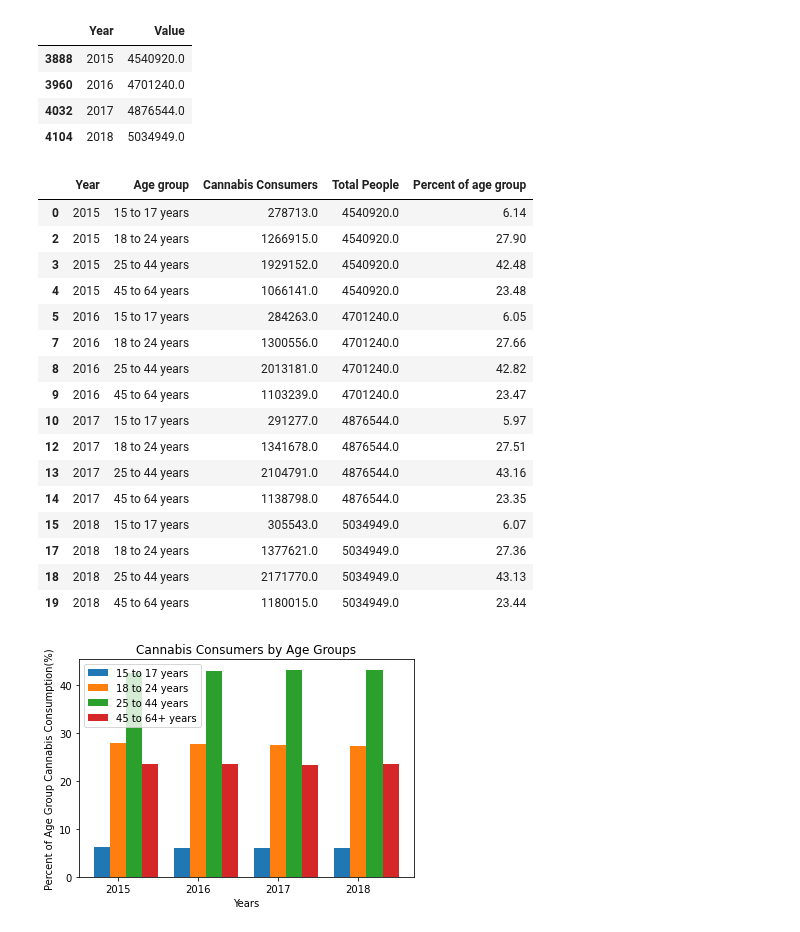
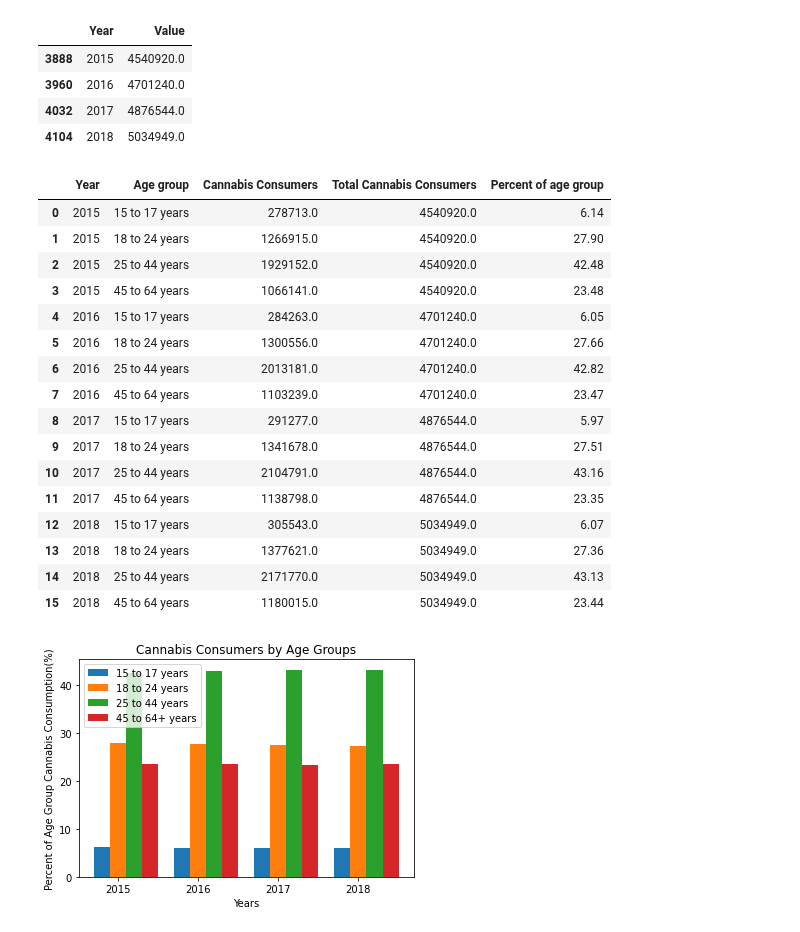
Before and after one commit to MattDavies1/Data-Bootcamp-Project, a Jupyter notebook: alc_cannabis_consumption.ipynb, the cells around one changed output. Drawn from its saved outputs; the diff is of its cells as text; code cells hidden in the pictures.

```diff
--- a/alc_cannabis_consumption.ipynb
+++ b/alc_cannabis_consumption.ipynb
@@ -154,29 +193,29 @@ total_df
 # %%
 can_groupby_df = reduced_can_df.groupby(["Year","Age group"]).sum()
 test = can_groupby_df.reset_index()
 merge_can = pd.merge(test,total_df,on="Year",how="outer")
-cannabis_df = merge_can.rename(columns={"Value_x":"Cannabis Consumers","Value_y":"Total People"})
-cannabis_df["Percent of age group"] = round((cannabis_df["Cannabis Consumers"]/cannabis_df["Total People"])*100,2)
-cannabis_df=cannabis_df.loc[cannabis_df["Age group"]!="15 years and over"]
+cannabis_df = merge_can.rename(columns={"Value_x":"Cannabis Consumers","Value_y":"Total Cannabis Consumers"})
+cannabis_df["Percent of age group"] = round((cannabis_df["Cannabis Consumers"]/cannabis_df["Total Cannabis Consumers"])*100,2)
+cannabis_df=cannabis_df.loc[cannabis_df["Age group"]!="15 years and over"].reset_index().drop(columns="index")
 cannabis_df
 # %% [output]
-|  | Year | Age group | Cannabis Consumers | Total People | Percent of age group |
+|  | Year | Age group | Cannabis Consumers | Total Cannabis Consumers | Percent of age group |
 | 0 | 2015 | 15 to 17 years | 278713.0 | 4540920.0 | 6.14 |
-| 2 | 2015 | 18 to 24 years | 1266915.0 | 4540920.0 | 27.90 |
-| 3 | 2015 | 25 to 44 years | 1929152.0 | 4540920.0 | 42.48 |
-| 4 | 2015 | 45 to 64 years | 1066141.0 | 4540920.0 | 23.48 |
-| 5 | 2016 | 15 to 17 years | 284263.0 | 4701240.0 | 6.05 |
-| 7 | 2016 | 18 to 24 years | 1300556.0 | 4701240.0 | 27.66 |
-| 8 | 2016 | 25 to 44 years | 2013181.0 | 4701240.0 | 42.82 |
-| 9 | 2016 | 45 to 64 years | 1103239.0 | 4701240.0 | 23.47 |
-| 10 | 2017 | 15 to 17 years | 291277.0 | 4876544.0 | 5.97 |
-| 12 | 2017 | 18 to 24 years | 1341678.0 | 4876544.0 | 27.51 |
-| 13 | 2017 | 25 to 44 years | 2104791.0 | 4876544.0 | 43.16 |
-| 14 | 2017 | 45 to 64 years | 1138798.0 | 4876544.0 | 23.35 |
-| 15 | 2018 | 15 to 17 years | 305543.0 | 5034949.0 | 6.07 |
-| 17 | 2018 | 18 to 24 years | 1377621.0 | 5034949.0 | 27.36 |
-| 18 | 2018 | 25 to 44 years | 2171770.0 | 5034949.0 | 43.13 |
-| 19 | 2018 | 45 to 64 years | 1180015.0 | 5034949.0 | 23.44 |
+| 1 | 2015 | 18 to 24 years | 1266915.0 | 4540920.0 | 27.90 |
+| 2 | 2015 | 25 to 44 years | 1929152.0 | 4540920.0 | 42.48 |
+| 3 | 2015 | 45 to 64 years | 1066141.0 | 4540920.0 | 23.48 |
+| 4 | 2016 | 15 to 17 years | 284263.0 | 4701240.0 | 6.05 |
+| 5 | 2016 | 18 to 24 years | 1300556.0 | 4701240.0 | 27.66 |
+| 6 | 2016 | 25 to 44 years | 2013181.0 | 4701240.0 | 42.82 |
+| 7 | 2016 | 45 to 64 years | 1103239.0 | 4701240.0 | 23.47 |
+| 8 | 2017 | 15 to 17 years | 291277.0 | 4876544.0 | 5.97 |
+| 9 | 2017 | 18 to 24 years | 1341678.0 | 4876544.0 | 27.51 |
+| 10 | 2017 | 25 to 44 years | 2104791.0 | 4876544.0 | 43.16 |
+| 11 | 2017 | 45 to 64 years | 1138798.0 | 4876544.0 | 23.35 |
+| 12 | 2018 | 15 to 17 years | 305543.0 | 5034949.0 | 6.07 |
+| 13 | 2018 | 18 to 24 years | 1377621.0 | 5034949.0 | 27.36 |
+| 14 | 2018 | 25 to 44 years | 2171770.0 | 5034949.0 | 43.13 |
+| 15 | 2018 | 45 to 64 years | 1180015.0 | 5034949.0 | 23.44 |
 # %%
 teen = cannabis_df.loc[(cannabis_df["Age group"]!= "25 to 44 years") & (cannabis_df["Age group"]!= "18 to 24 years") & (cannabis_df["Age group"]!= "45 to 64 years"),: ]
 young_adults = cannabis_df.loc[cannabis_df["Age group"]=="18 to 24 years"]
```
Also changed, not shown: parts of 13 cells of this notebook, 2 other files.
